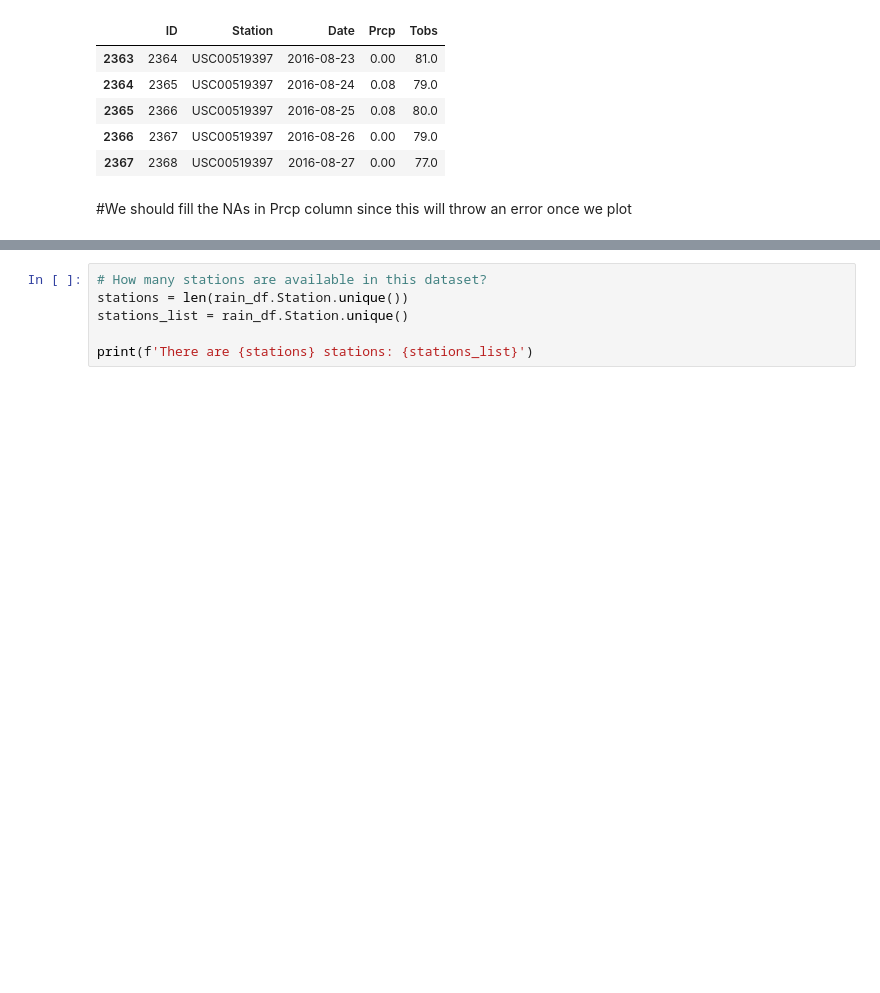
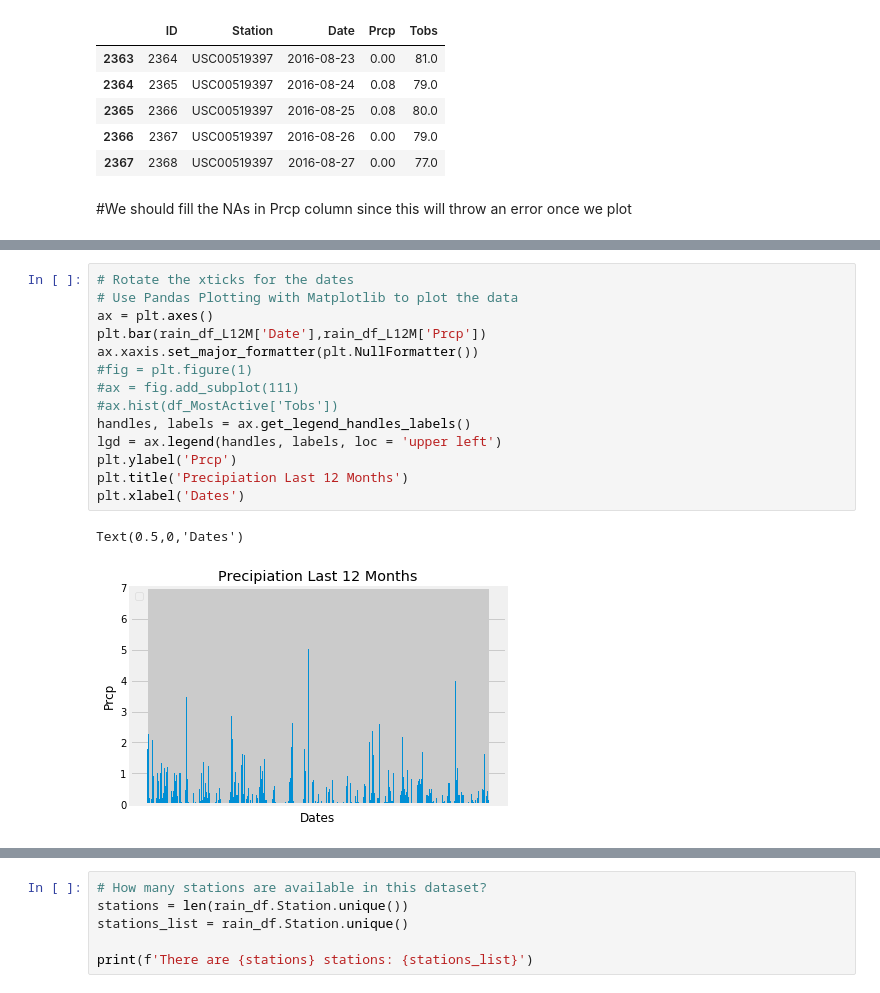
Before and after one commit to MarkovCredit/BootCamp_Spot, a Jupyter notebook: 11-Advanced-Data-Storage-and-Retrieval/Climate_Analysis_ML.ipynb, the cells around one changed output, grey strips where cells are left out. Cells and saved outputs as stored; diff of their text form; blank space fills up the shorter version.

```diff
--- a/11-Advanced-Data-Storage-and-Retrieval/Climate_Analysis_ML.ipynb
+++ b/11-Advanced-Data-Storage-and-Retrieval/Climate_Analysis_ML.ipynb
@@ -155,3 +162,20 @@ TypeError: 361 is not a string
+# %%
+# Rotate the xticks for the dates
+# Use Pandas Plotting with Matplotlib to plot the data
+ax = plt.axes()
+plt.bar(rain_df_L12M['Date'],rain_df_L12M['Prcp'])
+ax.xaxis.set_major_formatter(plt.NullFormatter())
+#fig = plt.figure(1)
+#ax = fig.add_subplot(111)
+#ax.hist(df_MostActive['Tobs'])
+handles, labels = ax.get_legend_handles_labels()
+lgd = ax.legend(handles, labels, loc = 'upper left')
+plt.ylabel('Prcp')
+plt.title('Precipiation Last 12 Months')
+plt.xlabel('Dates')
+# %% [output]
+Text(0.5,0,'Dates')
+[figure, added]
 # %%
 # Use Pandas to calcualte the summary statistics for the precipitation data
 rain_df_L12M.describe(include = 'all')
```
Also changed, not shown: parts of 11 cells of this notebook.
